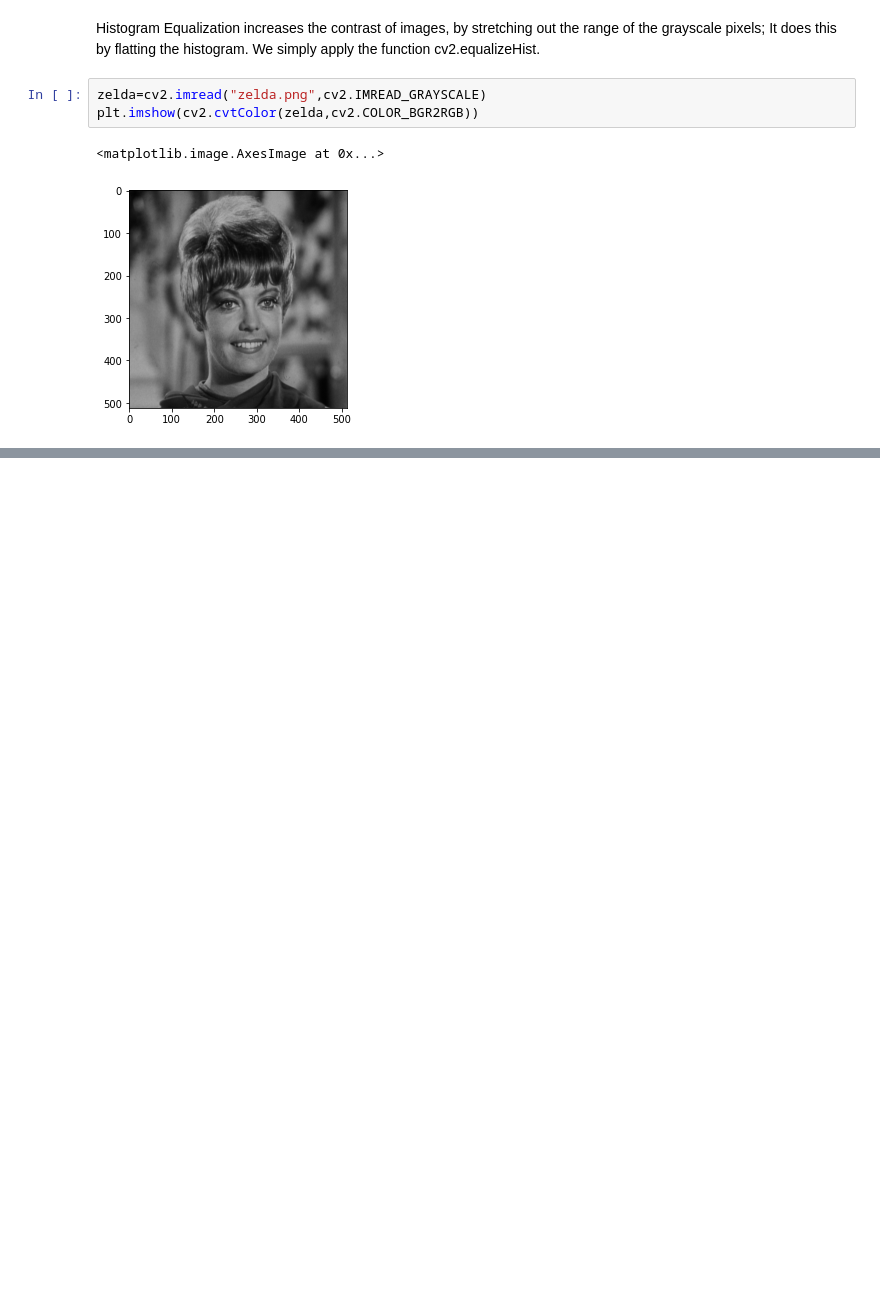
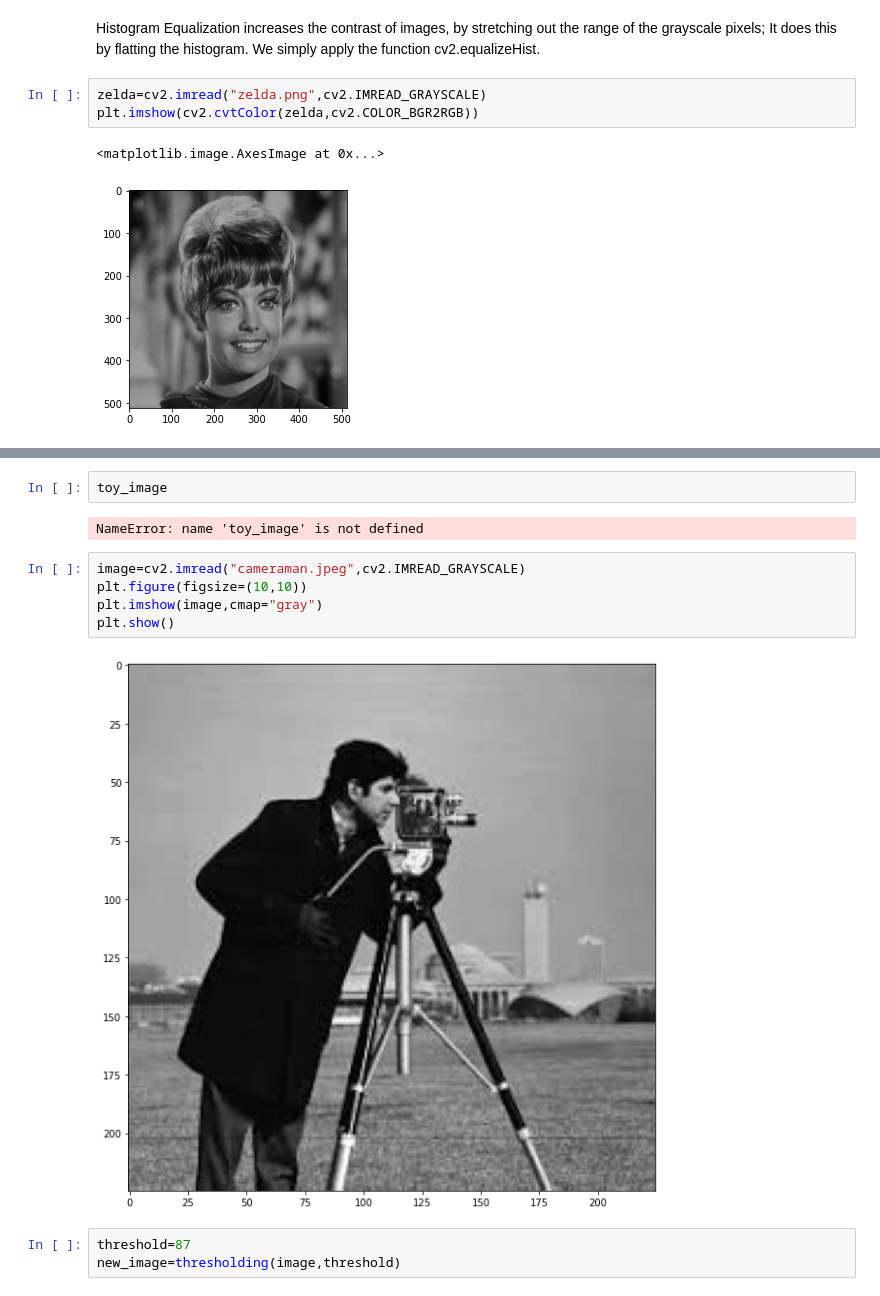
Before and after one commit to vinay030901/Machine-Learning, a Jupyter notebook: ComputerVision/histogramAnsIntensityTransformations.ipynb, the cells around one changed output, grey strips where cells are left out. Drawn from its saved outputs; the diff is of its cells as text; blank space fills up the shorter version.

```diff
--- a/ComputerVision/histogramAnsIntensityTransformations.ipynb
+++ b/ComputerVision/histogramAnsIntensityTransformations.ipynb
@@ -230,0 +234,14 @@ SyntaxError: invalid syntax (Temp/ipykernel_8312/1922462663.py, line 1)
+# %%
+toy_image
+# %% [output]
+NameError: name 'toy_image' is not defined
+# %%
+image=cv2.imread("cameraman.jpeg",cv2.IMREAD_GRAYSCALE)
+plt.figure(figsize=(10,10))
+plt.imshow(image,cmap="gray")
+plt.show()
+# %% [output]
+[figure, added]
+# %%
+threshold=87
+new_image=thresholding(image,threshold)
```
Also changed, not shown: parts of 13 cells of this notebook, 6 other files.
